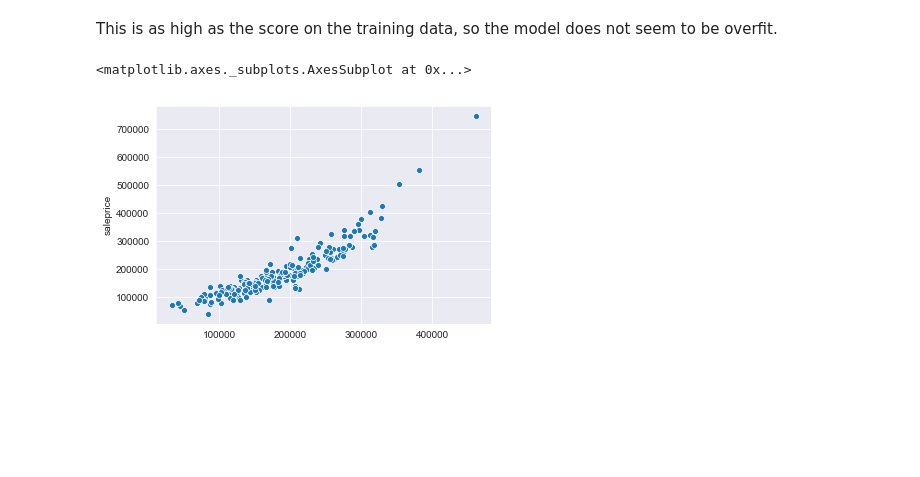
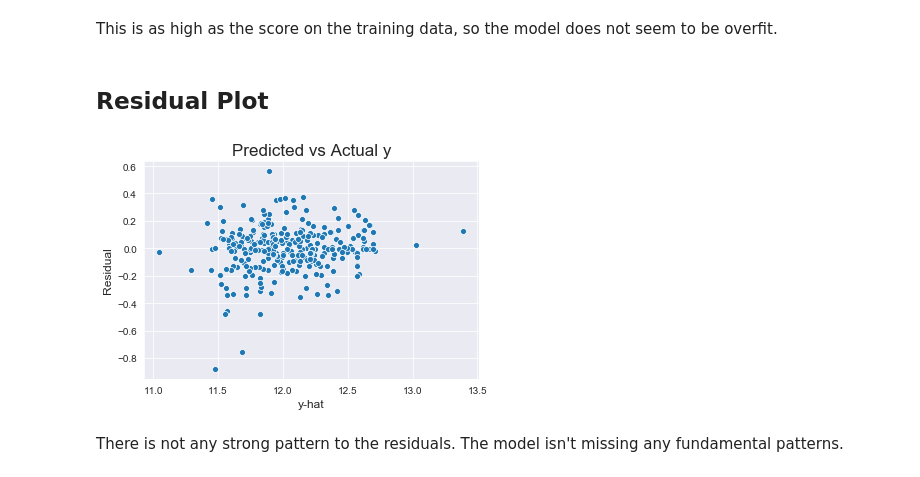
Before and after one commit to chrisoyer/thinkful_notes, a Jupyter notebook: Unit_2_supervised_learning/19/19.8_Regression_Challenge.ipynb, the cells around one changed output. Saved outputs shown, nothing was run; the diff lists cells and outputs as text; code cells hidden in the pictures; blank space fills up the shorter version.

```diff
--- a/Unit_2_supervised_learning/19/19.8_Regression_Challenge.ipynb
+++ b/Unit_2_supervised_learning/19/19.8_Regression_Challenge.ipynb
@@ -298,3 +345,7 @@ dtype: float64
+# %%
+col_drop_lst = ['totalbsmtsf', 'totrmsabvgrd', 'exterqual_TA', 'yrsold', 'totalbsmtsf']
+y_train = y_train.drop(columns=col_drop_lst)
+y_test = y_test.drop(columns=col_drop_lst)
 # %% [markdown]
 ## Lasso
 # %%
@@ -496,7 +549,14 @@ grid_ridge2.score(X_wecon_test, y_test)
 # %% [markdown]
 This is as high as the score on the training data, so the model does not seem to be overfit.
-# %%
-sns.scatterplot(grid_ridge2.predict(X_wecon_test), y_test)
-# %% [output]
-<matplotlib.axes._subplots.AxesSubplot at 0x...>
-[figure, removed]
+# %% [markdown]
+## Residual Plot
+# %%
+y_hat = grid_ridge2.predict(X_wecon_test)
+sns.scatterplot(y_hat, y_test-y_hat)
+plt.ylabel('Residual', fontsize=12)
+plt.xlabel('y-hat', fontsize=12)
+plt.title('Predicted vs Actual y', fontsize=17);
+# %% [output]
+[figure, added]
+# %% [markdown]
+There is not any strong pattern to the residuals. The model isn't missing any fundamental patterns.
```
Also changed, not shown: parts of 19 cells of this notebook.
